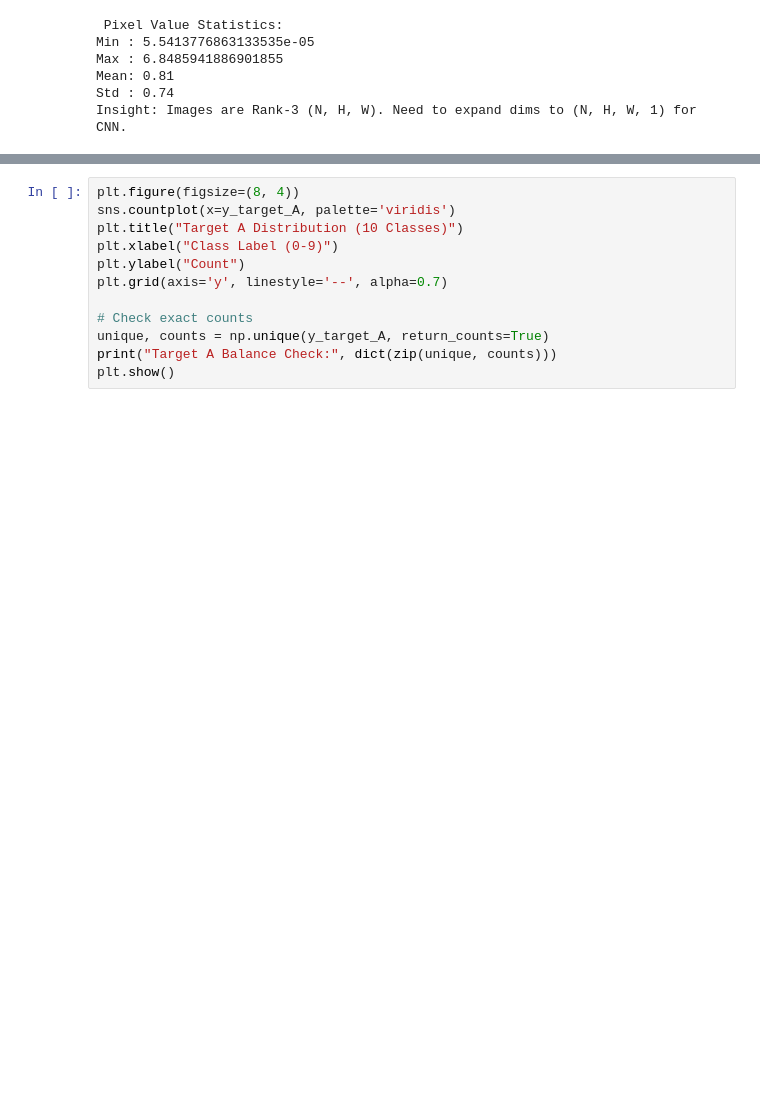
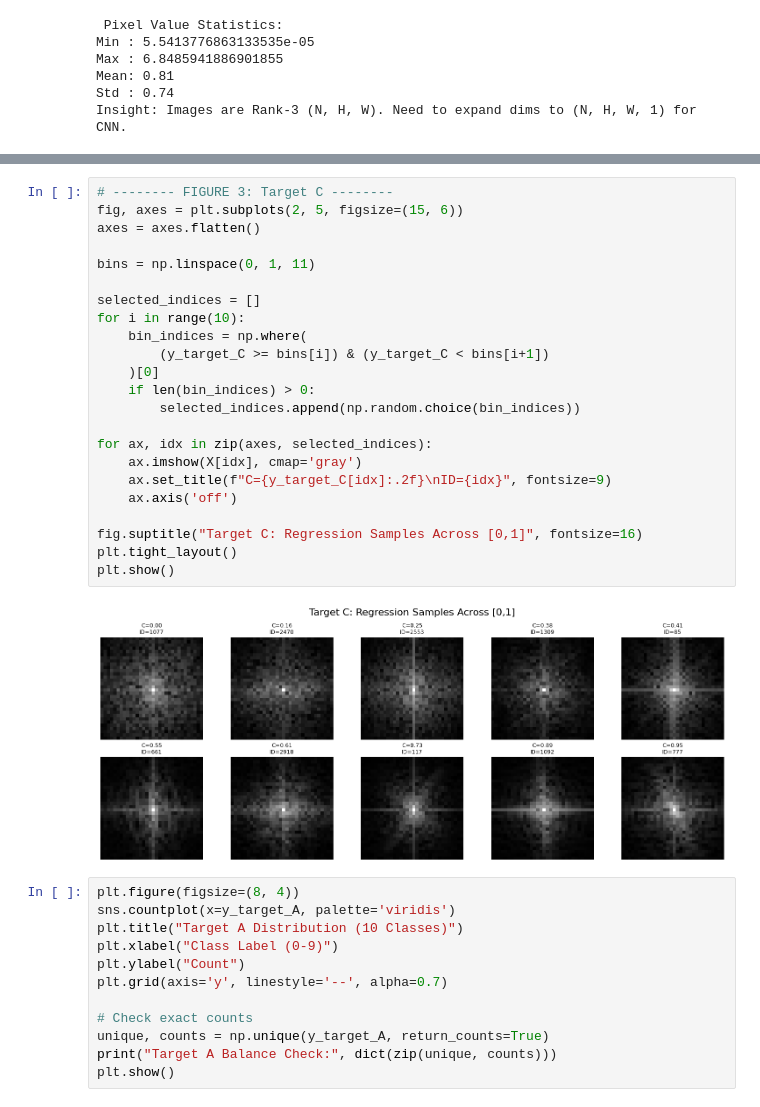
Before and after one commit to cuducquang/Deep-Learning, a Jupyter notebook: version1.ipynb, the cells around one changed output, grey strips where cells are left out. Saved outputs shown, nothing was run; the diff lists cells and outputs as text; blank space fills up the shorter version.

```diff
--- a/version1.ipynb
+++ b/version1.ipynb
@@ -82,3 +102,28 @@ plt.show()
+# %%
+# -------- FIGURE 3: Target C --------
+fig, axes = plt.subplots(2, 5, figsize=(15, 6))
+axes = axes.flatten()
+
+bins = np.linspace(0, 1, 11)
+
+selected_indices = []
+for i in range(10):
+    bin_indices = np.where(
+        (y_target_C >= bins[i]) & (y_target_C < bins[i+1])
+    )[0]
+    if len(bin_indices) > 0:
+        selected_indices.append(np.random.choice(bin_indices))
+
+for ax, idx in zip(axes, selected_indices):
+    ax.imshow(X[idx], cmap='gray')
+    ax.set_title(f"C={y_target_C[idx]:.2f}\nID={idx}", fontsize=9)
+    ax.axis('off')
+
+fig.suptitle("Target C: Regression Samples Across [0,1]", fontsize=16)
+plt.tight_layout()
+plt.show()
+# %% [output]
+[figure, added]
 # %%
 plt.figure(figsize=(8, 4))
 sns.countplot(x=y_target_A, palette='viridis')
```
Also changed, not shown: parts of 3 cells of this notebook.
